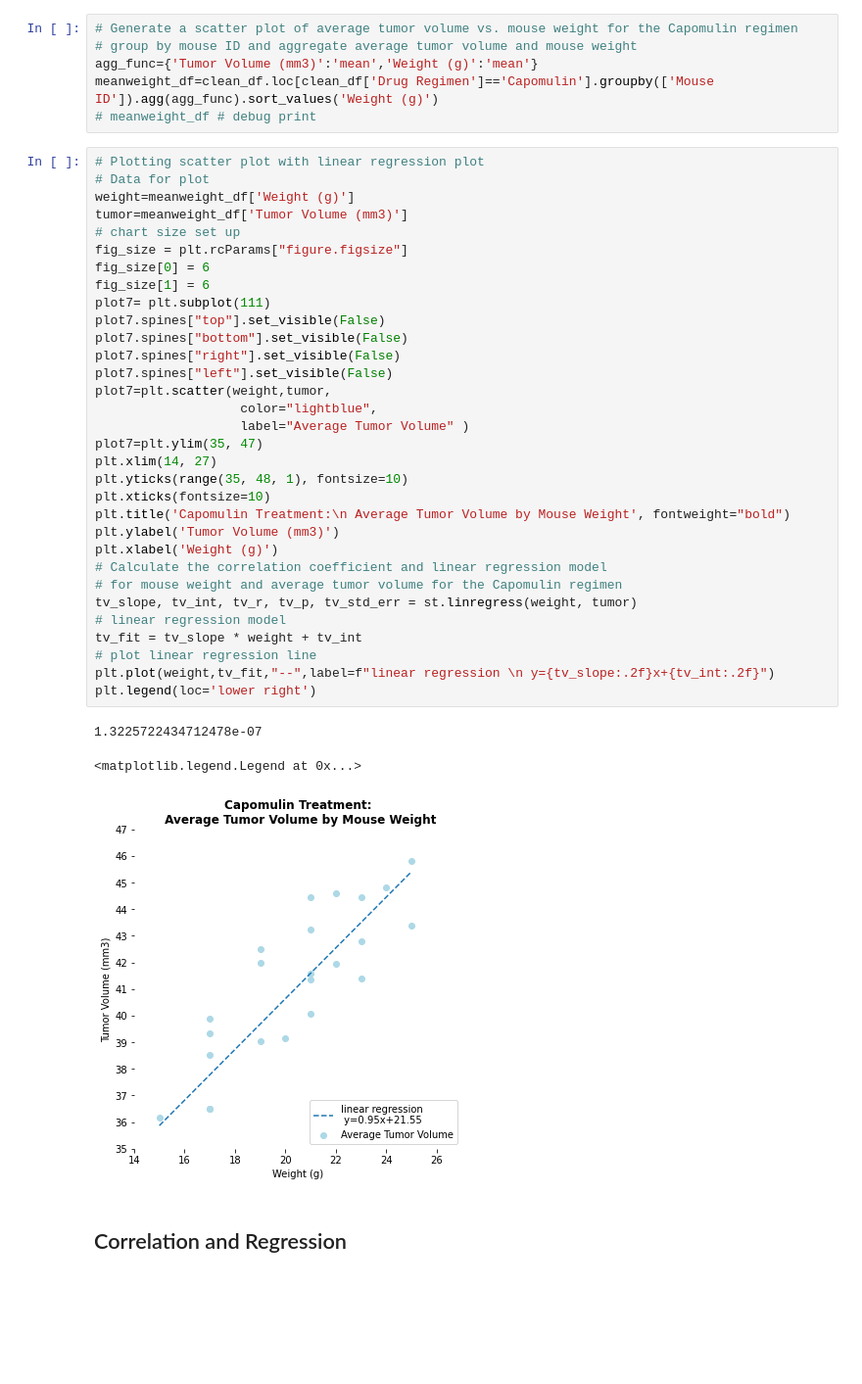
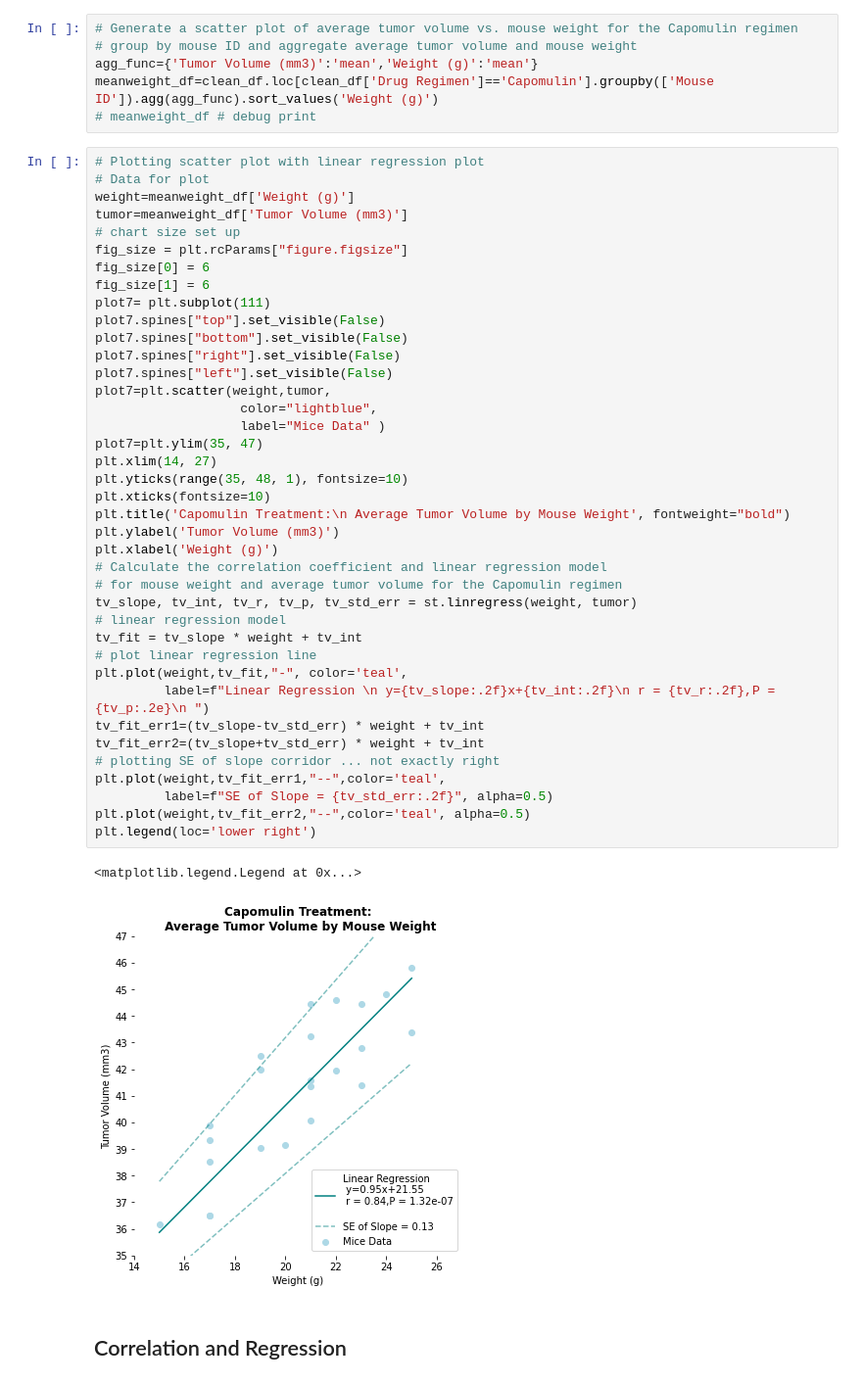
Before and after one commit to ykrasnikov/matplotlib-challenge, a Jupyter notebook: pymaceuticals.ipynb, the cells around one changed output. Shown: that part at 98% size. Cells and saved outputs as stored; diff of their text form; blank space fills up the shorter version.

```diff
--- a/pymaceuticals.ipynb
+++ b/pymaceuticals.ipynb
@@ -414,38 +454,44 @@ meanweight_df=clean_df.loc[clean_df['Drug Regimen']=='Capomulin'].groupby(['Mous
 # Plotting scatter plot with linear regression plot
 # Data for plot
 weight=meanweight_df['Weight (g)']
 tumor=meanweight_df['Tumor Volume (mm3)']
 # chart size set up
 fig_size = plt.rcParams["figure.figsize"]
 fig_size[0] = 6
 fig_size[1] = 6
 plot7= plt.subplot(111)
 plot7.spines["top"].set_visible(False)
 plot7.spines["bottom"].set_visible(False)
 plot7.spines["right"].set_visible(False)
 plot7.spines["left"].set_visible(False)
 plot7=plt.scatter(weight,tumor,
                    color="lightblue",
-                   label="Average Tumor Volume" )
+                   label="Mice Data" )
 plot7=plt.ylim(35, 47)
 plt.xlim(14, 27)
 plt.yticks(range(35, 48, 1), fontsize=10)
 plt.xticks(fontsize=10)
 plt.title('Capomulin Treatment:\n Average Tumor Volume by Mouse Weight', fontweight="bold")
 plt.ylabel('Tumor Volume (mm3)')
 plt.xlabel('Weight (g)')
 # Calculate the correlation coefficient and linear regression model
 # for mouse weight and average tumor volume for the Capomulin regimen
 tv_slope, tv_int, tv_r, tv_p, tv_std_err = st.linregress(weight, tumor)
 # linear regression model
 tv_fit = tv_slope * weight + tv_int
 # plot linear regression line
-plt.plot(weight,tv_fit,"--",label=f"linear regression \n y={tv_slope:.2f}x+{tv_int:.2f}")
+plt.plot(weight,tv_fit,"-", color='teal',
+         label=f"Linear Regression \n y={tv_slope:.2f}x+{tv_int:.2f}\n r = {tv_r:.2f},P = {tv_p:.2e}\n ")
+tv_fit_err1=(tv_slope-tv_std_err) * weight + tv_int
+tv_fit_err2=(tv_slope+tv_std_err) * weight + tv_int
+# plotting SE of slope corridor ... not exactly right
+plt.plot(weight,tv_fit_err1,"--",color='teal',
+         label=f"SE of Slope = {tv_std_err:.2f}", alpha=0.5)
+plt.plot(weight,tv_fit_err2,"--",color='teal', alpha=0.5)
 plt.legend(loc='lower right')
 # %% [output]
-1.3225722434712478e-07
+<matplotlib.legend.Legend at 0x...>
-<matplotlib.legend.Legend at 0x...>
-[figure, old version]
+[figure, new version]
 # %% [markdown]
 ## Correlation and Regression
 # %%
```
Also changed, not shown: parts of 5 cells of this notebook, 9 other files.
